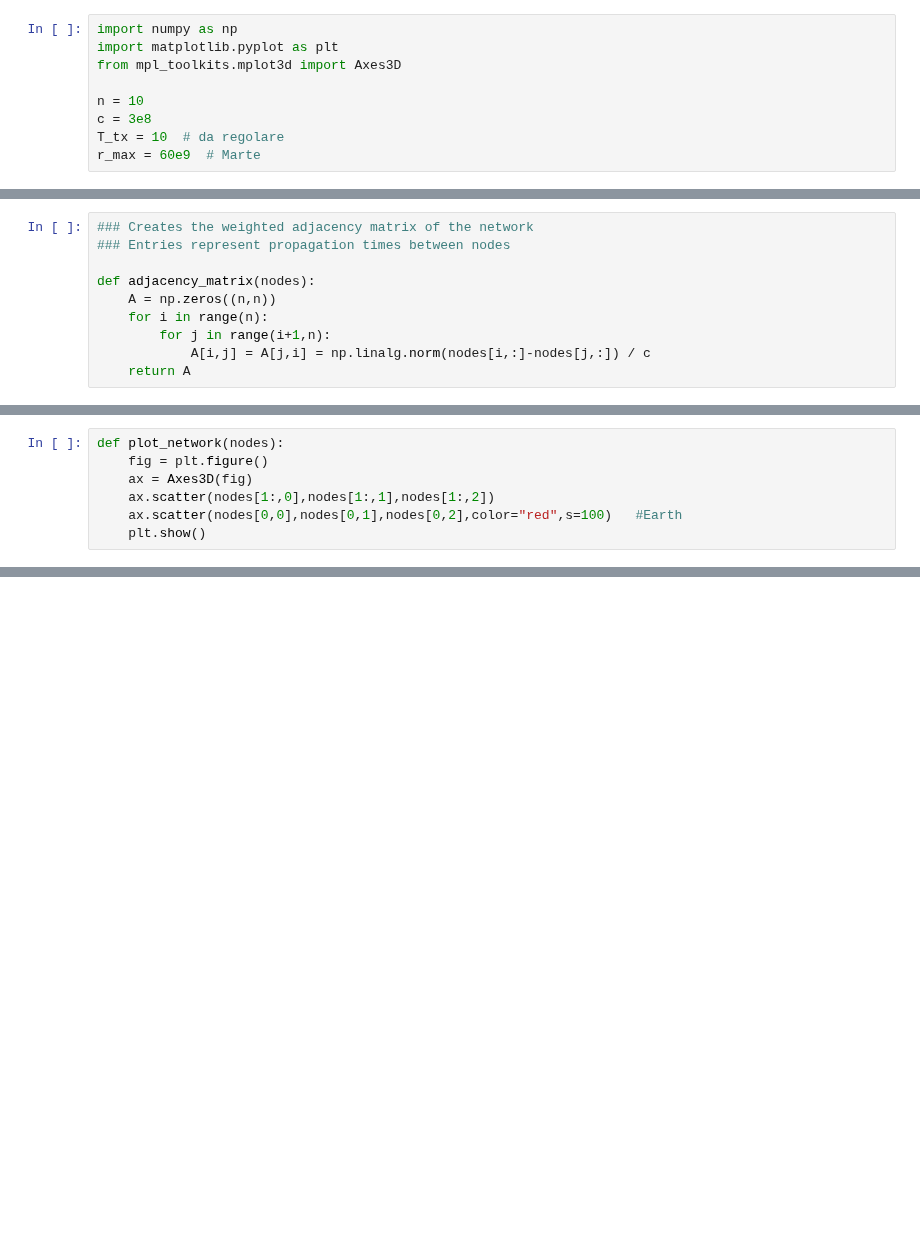
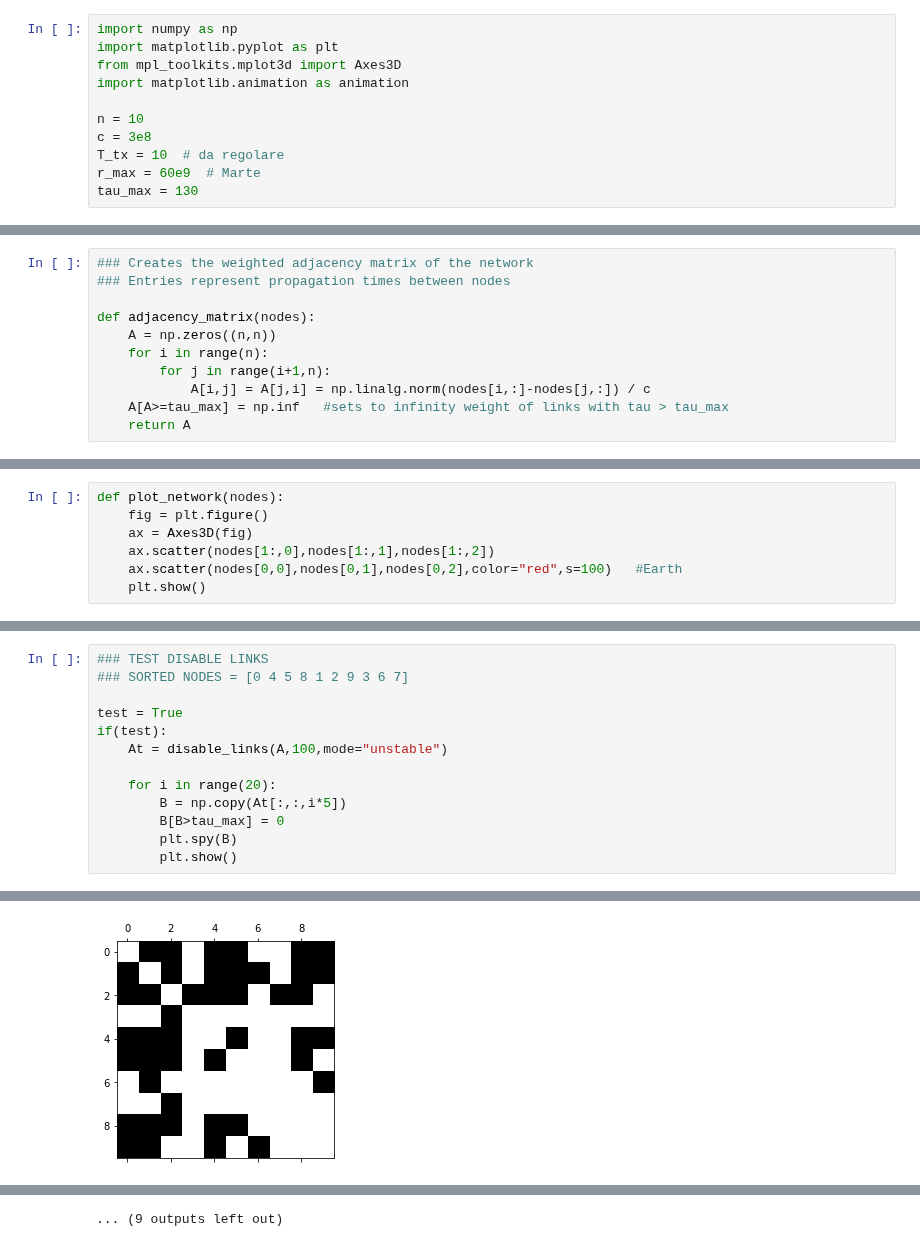
Before and after one commit to PhysicsOfData/LCP_projects_Y2, a Jupyter notebook: DTN.ipynb, the cells around one changed output, grey strips where cells are left out. Cells and saved outputs as stored; diff of their text form; blank space fills up the shorter version.

Commit message:
Update DTN.ipynb
added disable_links function, set entries of A with tau>tau_max to inf

```diff
--- a/DTN.ipynb
+++ b/DTN.ipynb
@@ -2,11 +2,13 @@
 import numpy as np
 import matplotlib.pyplot as plt
 from mpl_toolkits.mplot3d import Axes3D
+import matplotlib.animation as animation
 
 n = 10
 c = 3e8
 T_tx = 10  # da regolare
 r_max = 60e9  # Marte
+tau_max = 130
 # %%
 ### Generates a random network of n nodes (the first one corresponds to earth)
 ### r = max distance
@@ -38,5 +41,6 @@ def adjacency_matrix(nodes):
     for i in range(n):
         for j in range(i+1,n):
             A[i,j] = A[j,i] = np.linalg.norm(nodes[i,:]-nodes[j,:]) / c
+    A[A>=tau_max] = np.inf   #sets to infinity weight of links with tau > tau_max
     return A
 # %%
@@ -74,0 +130,14 @@ print(At.shape)
+# %%
+### TEST DISABLE LINKS
+### SORTED NODES = [0 4 5 8 1 2 9 3 6 7]
+
+test = True
+if(test):
+    At = disable_links(A,100,mode="unstable")
+
+    for i in range(20):
+        B = np.copy(At[:,:,i*5])
+        B[B>tau_max] = 0
+        plt.spy(B)
+        plt.show()
+# %% [output]
@@ -74,0 +161 @@ print(At.shape)
+[figure, added]
@@ -74,0 +172 @@ print(At.shape)
+... (9 outputs left out)
```
Also changed, not shown: parts of 7 cells of this notebook.
